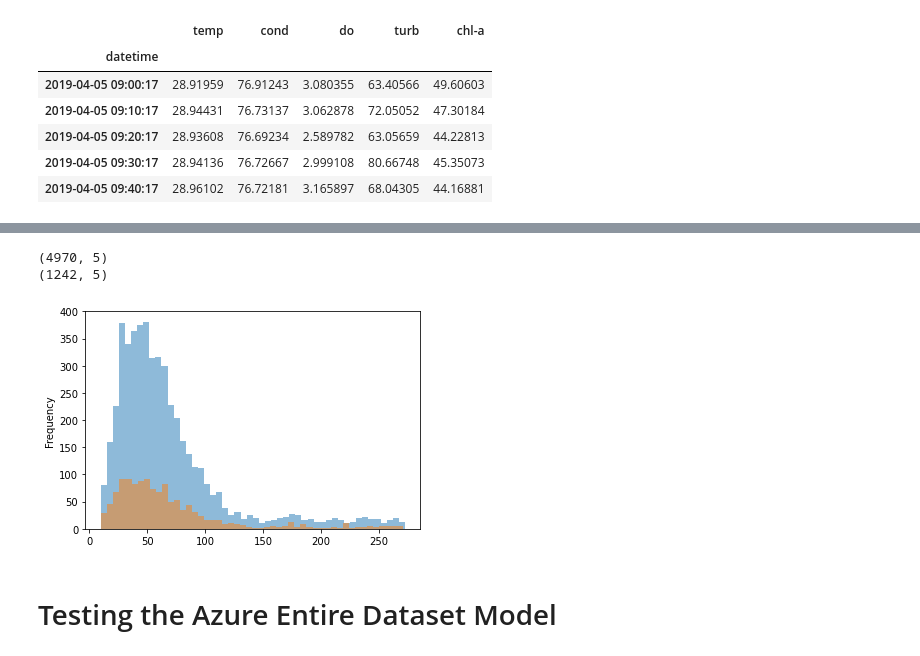
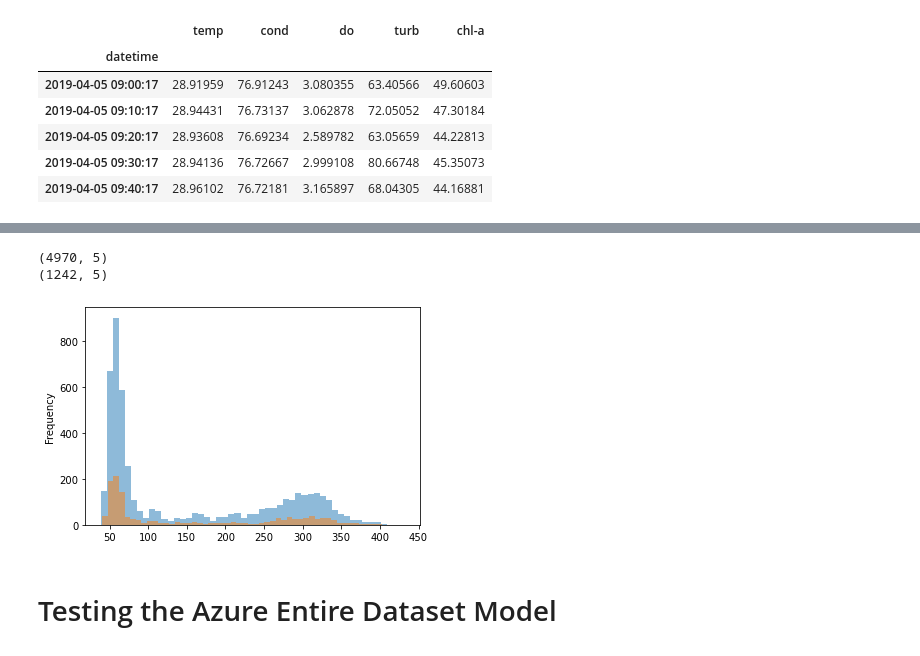
Before and after one commit to pollockDeVis/Chlorophyll-a-Soft-Sensor-for-Malaysia, a Jupyter notebook: 21_10_28_MLs/data_experiments_azure/Azure Data Prep-Test-Train.ipynb, the cells around one changed output, grey strips where cells are left out. Drawn from its saved outputs; the diff is of its cells as text; code cells hidden in the pictures.

```diff
--- a/21_10_28_MLs/data_experiments_azure/Azure Data Prep-Test-Train.ipynb
+++ b/21_10_28_MLs/data_experiments_azure/Azure Data Prep-Test-Train.ipynb
@@ -64,26 +64,26 @@ ax2 = test_dataset_full.plot.hist(bins=12, alpha=0.5)
 # %%
 #Feb-Apr Dataset Train-Test Random Split 80-20
 
 train_dataset_feb_apr = dataset_feb_apr.sample(frac=0.8) #80% split
 test_dataset_feb_apr = dataset_feb_apr.drop(train_dataset_feb_apr.index)
 
 print(train_dataset_feb_apr.shape)
 print(test_dataset_feb_apr.shape)
 
-param = 'turb'
+param = 'chl-a'
 ax = train_dataset_feb_apr[param].plot.hist(bins=50, alpha=0.5)
 ax2 = test_dataset_feb_apr[param].plot.hist(bins=50, alpha=0.5)
 
 #'temp', 'cond', 'do', 'turb', 'chl-a'
 #Commented out cause every time new randomly split data will be generated
 #Load test data while testing Pickle Model
 
 # train_dataset_feb_apr.to_csv("azure_wq_train_feb_apr_dataset.csv")
 # test_dataset_feb_apr.to_csv("azure_wq_test_feb_apr_dataset.csv")
 # %% [output]
 (4970, 5)
 (1242, 5)
-[figure, old version]
+[figure, new version]
 # %% [markdown]
 # Testing the Azure Entire Dataset Model
 # %%
```
Also changed, not shown: parts of 1 cell of this notebook, 14 other files.
